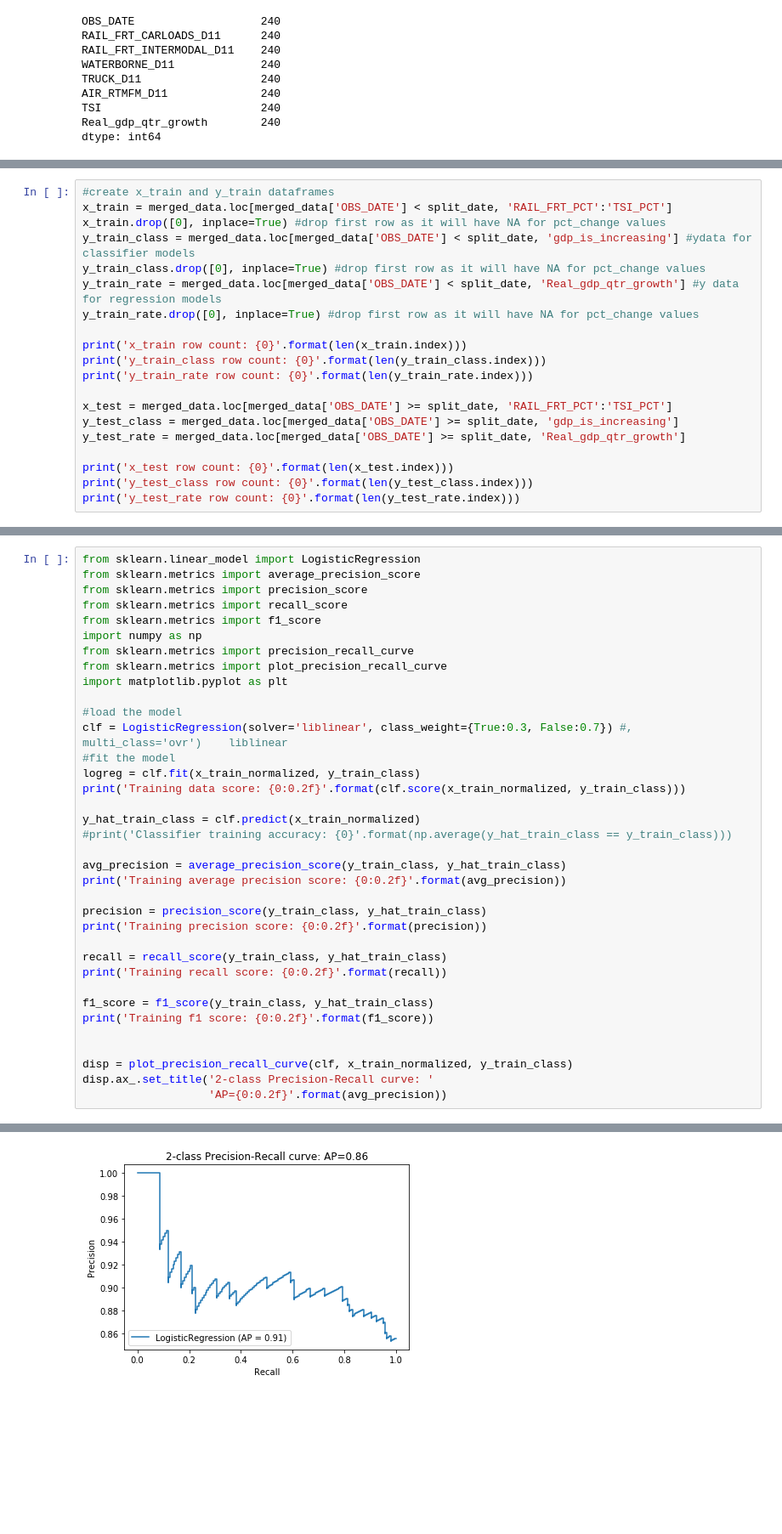
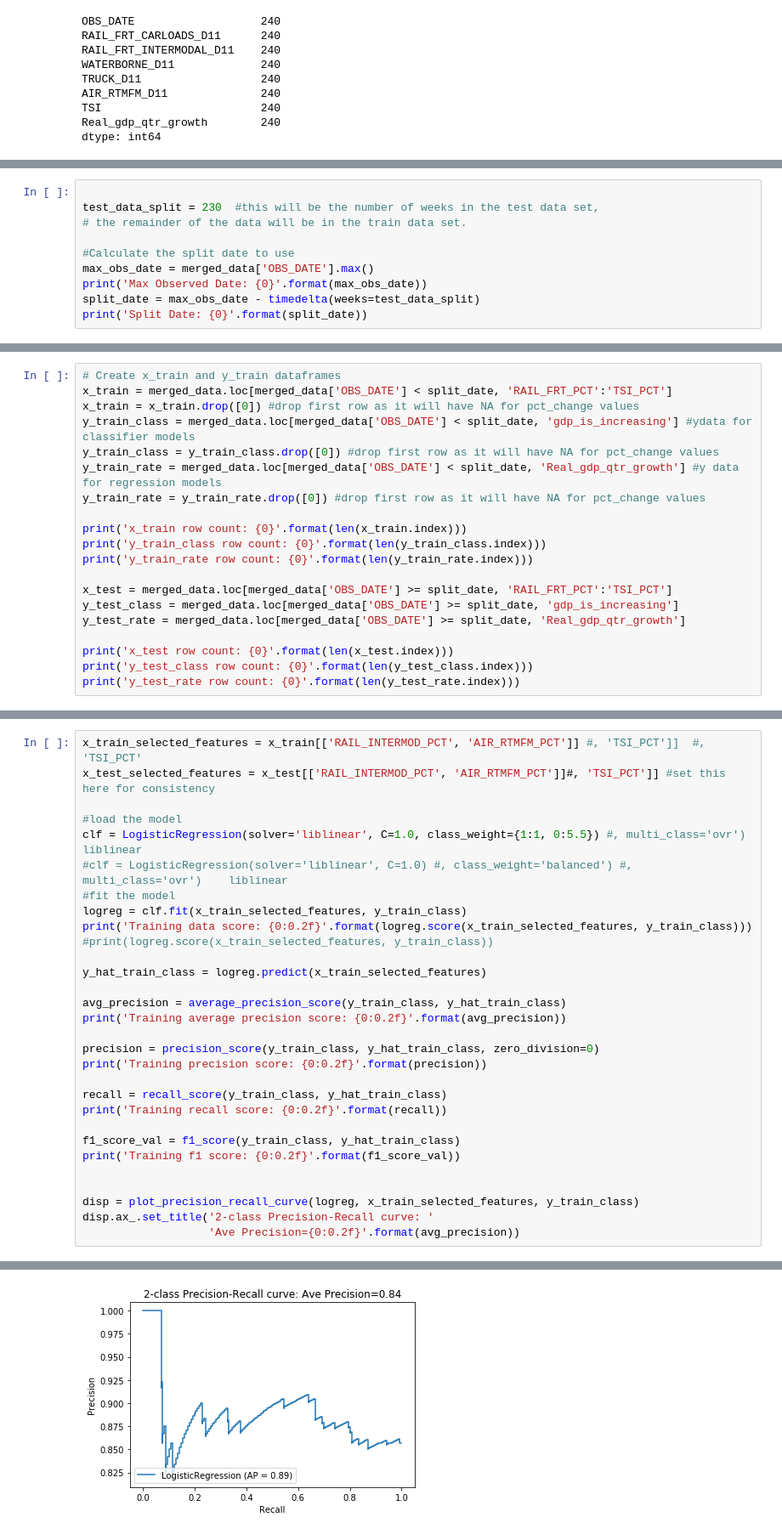
Before and after one commit to schkotty/Data-Science, a Jupyter notebook: GDP-Predictor/GDP-Predictor.ipynb, the cells around one changed output, grey strips where cells are left out. Shown: that part at 85% size. Cells and saved outputs as stored; diff of their text form; blank space fills up the shorter version.

Commit message:
Updates to classifier model.

```diff
--- a/GDP-Predictor/GDP-Predictor.ipynb
+++ b/GDP-Predictor/GDP-Predictor.ipynb
@@ -198,0 +333,10 @@ merged_data['TSI_PCT'] = merged_data['TSI'].pct_change()
+# %%
+
+test_data_split = 230  #this will be the number of weeks in the test data set,
+# the remainder of the data will be in the train data set.
+
+#Calculate the split date to use
+max_obs_date = merged_data['OBS_DATE'].max()
+print('Max Observed Date: {0}'.format(max_obs_date))
+split_date = max_obs_date - timedelta(weeks=test_data_split)
+print('Split Date: {0}'.format(split_date))
@@ -199,11 +346,11 @@ merged_data['TSI_PCT'] = merged_data['TSI'].pct_change()
 # %%
-#create x_train and y_train dataframes
+# Create x_train and y_train dataframes
 x_train = merged_data.loc[merged_data['OBS_DATE'] < split_date, 'RAIL_FRT_PCT':'TSI_PCT']
-x_train.drop([0], inplace=True) #drop first row as it will have NA for pct_change values
+x_train = x_train.drop([0]) #drop first row as it will have NA for pct_change values
 y_train_class = merged_data.loc[merged_data['OBS_DATE'] < split_date, 'gdp_is_increasing'] #ydata for classifier models
-y_train_class.drop([0], inplace=True) #drop first row as it will have NA for pct_change values
+y_train_class = y_train_class.drop([0]) #drop first row as it will have NA for pct_change values
 y_train_rate = merged_data.loc[merged_data['OBS_DATE'] < split_date, 'Real_gdp_qtr_growth'] #y data for regression models
-y_train_rate.drop([0], inplace=True) #drop first row as it will have NA for pct_change values
+y_train_rate = y_train_rate.drop([0]) #drop first row as it will have NA for pct_change values
 
 print('x_train row count: {0}'.format(len(x_train.index)))
 print('y_train_class row count: {0}'.format(len(y_train_class.index)))
@@ -266,37 +577,31 @@ Name: gdp_is_increasing, dtype: bool
 # %%
-from sklearn.linear_model import LogisticRegression
-from sklearn.metrics import average_precision_score
-from sklearn.metrics import precision_score
-from sklearn.metrics import recall_score
-from sklearn.metrics import f1_score
-import numpy as np
-from sklearn.metrics import precision_recall_curve
-from sklearn.metrics import plot_precision_recall_curve
-import matplotlib.pyplot as plt
+x_train_selected_features = x_train[['RAIL_INTERMOD_PCT', 'AIR_RTMFM_PCT']] #, 'TSI_PCT']]  #, 'TSI_PCT'
+x_test_selected_features = x_test[['RAIL_INTERMOD_PCT', 'AIR_RTMFM_PCT']]#, 'TSI_PCT']] #set this here for consistency
 
 #load the model
-clf = LogisticRegression(solver='liblinear', class_weight={True:0.3, False:0.7}) #, multi_class='ovr')    liblinear
+clf = LogisticRegression(solver='liblinear', C=1.0, class_weight={1:1, 0:5.5}) #, multi_class='ovr')    liblinear
+#clf = LogisticRegression(solver='liblinear', C=1.0) #, class_weight='balanced') #, multi_class='ovr')    liblinear
 #fit the model
-logreg = clf.fit(x_train_normalized, y_train_class)
-print('Training data score: {0:0.2f}'.format(clf.score(x_train_normalized, y_train_class)))
+logreg = clf.fit(x_train_selected_features, y_train_class)
+print('Training data score: {0:0.2f}'.format(logreg.score(x_train_selected_features, y_train_class)))
+#print(logreg.score(x_train_selected_features, y_train_class))
 
-y_hat_train_class = clf.predict(x_train_normalized)
-#print('Classifier training accuracy: {0}'.format(np.average(y_hat_train_class == y_train_class)))
+y_hat_train_class = logreg.predict(x_train_selected_features)
 
 avg_precision = average_precision_score(y_train_class, y_hat_train_class)
 print('Training average precision score: {0:0.2f}'.format(avg_precision))
 
-precision = precision_score(y_train_class, y_hat_train_class)
+precision = precision_score(y_train_class, y_hat_train_class, zero_division=0)
 print('Training precision score: {0:0.2f}'.format(precision))
 
 recall = recall_score(y_train_class, y_hat_train_class)
 print('Training recall score: {0:0.2f}'.format(recall))
 
-f1_score = f1_score(y_train_class, y_hat_train_class)
-print('Training f1 score: {0:0.2f}'.format(f1_score))
+f1_score_val = f1_score(y_train_class, y_hat_train_class)
+print('Training f1 score: {0:0.2f}'.format(f1_score_val))
 
 
-disp = plot_precision_recall_curve(clf, x_train_normalized, y_train_class)
+disp = plot_precision_recall_curve(logreg, x_train_selected_features, y_train_class)
 disp.ax_.set_title('2-class Precision-Recall curve: '
-                   'AP={0:0.2f}'.format(avg_precision))
+                   'Ave Precision={0:0.2f}'.format(avg_precision))
 # %% [output]
@@ -309 +614 @@ Text(0.5, 1.0, '2-class Precision-Recall curve: AP=0.86')
-[figure, old version]
+[figure, new version]
```
Also changed, not shown: parts of 71 cells of this notebook.
